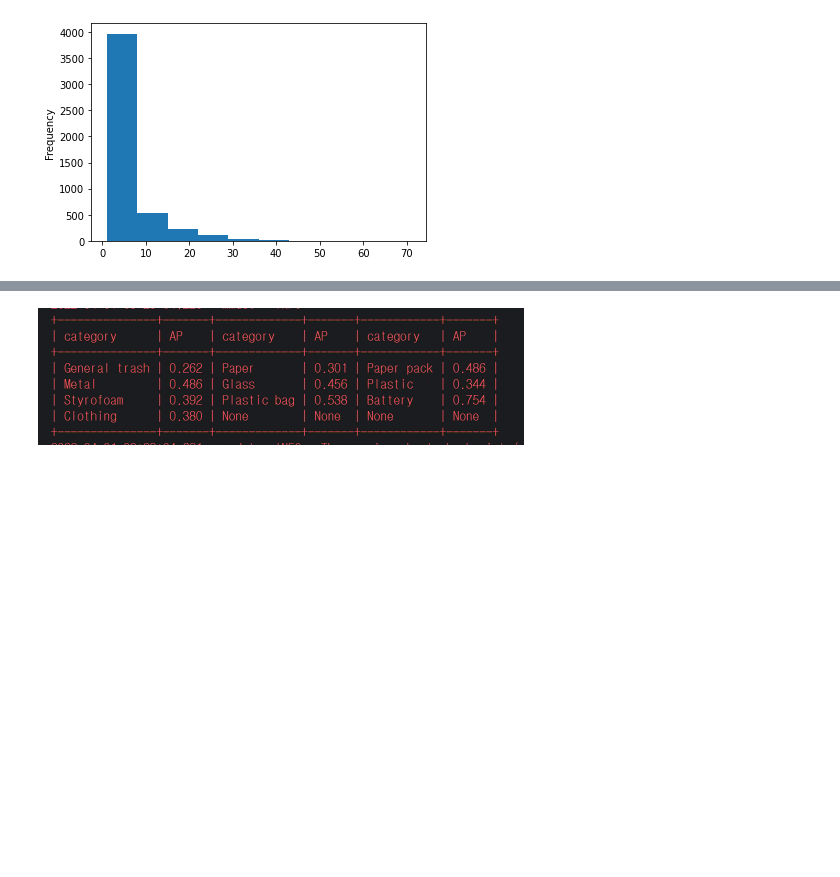
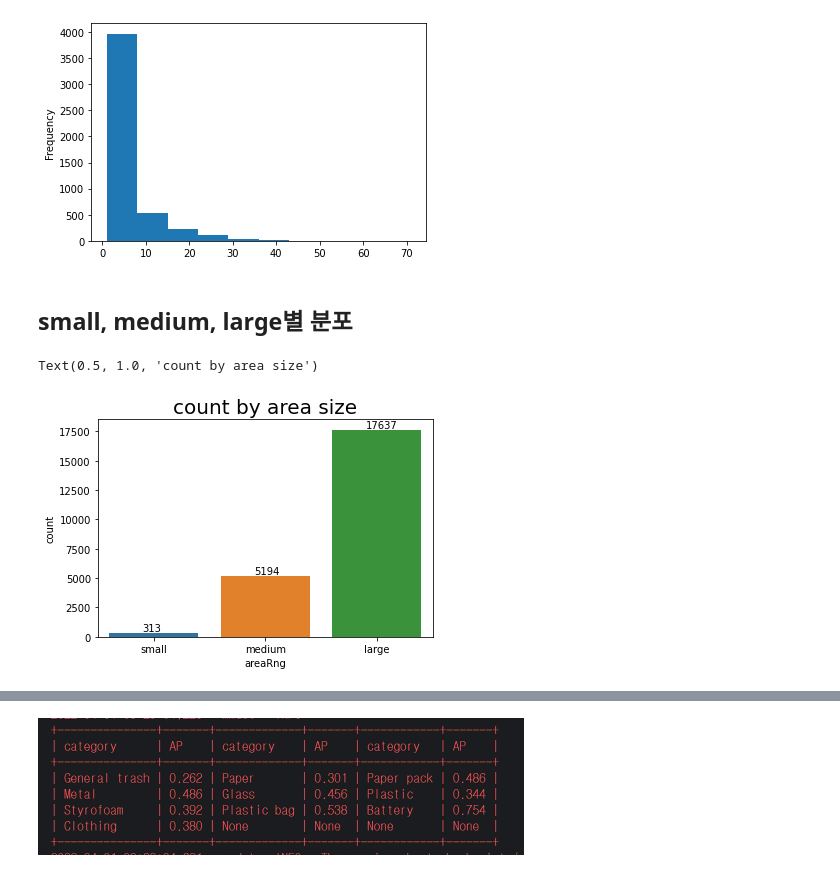
Before and after one commit to chldyddnjs/level2-object-detection-level2-cv-12, a Jupyter notebook: hongrok/EDA/trash.ipynb, the cells around one changed output, grey strips where cells are left out. Saved outputs shown, nothing was run; the diff lists cells and outputs as text; code cells hidden in the pictures; blank space fills up the shorter version.

```diff
--- a/hongrok/EDA/trash.ipynb
+++ b/hongrok/EDA/trash.ipynb
@@ -157,3 +157,16 @@ trainset.df.groupby('image_id')['object'].count().plot.hist()
 # %% [output]
 <AxesSubplot:ylabel='Frequency'>
 [figure]
+# %% [markdown]
+## small, medium, large별 분포
+# %%
+trainset.df['areaRng'] = pd.cut(trainset.df['area'], [0, 32**2, 96**2, 1e5**2], labels=['small', 'medium', 'large'])
+# %%
+sns.countplot(x='areaRng', data= trainset.df)
+vc = trainset.df.areaRng.value_counts().sort_index()
+for i in range(3):
+    plt.text(i-0.1, vc[i]+150, s=vc[i])
+plt.title('count by area size', size=20)
+# %% [output]
+Text(0.5, 1.0, 'count by area size')
+[figure, added]
```
Also changed, not shown: parts of 1 cell of this notebook, 52 other files.
